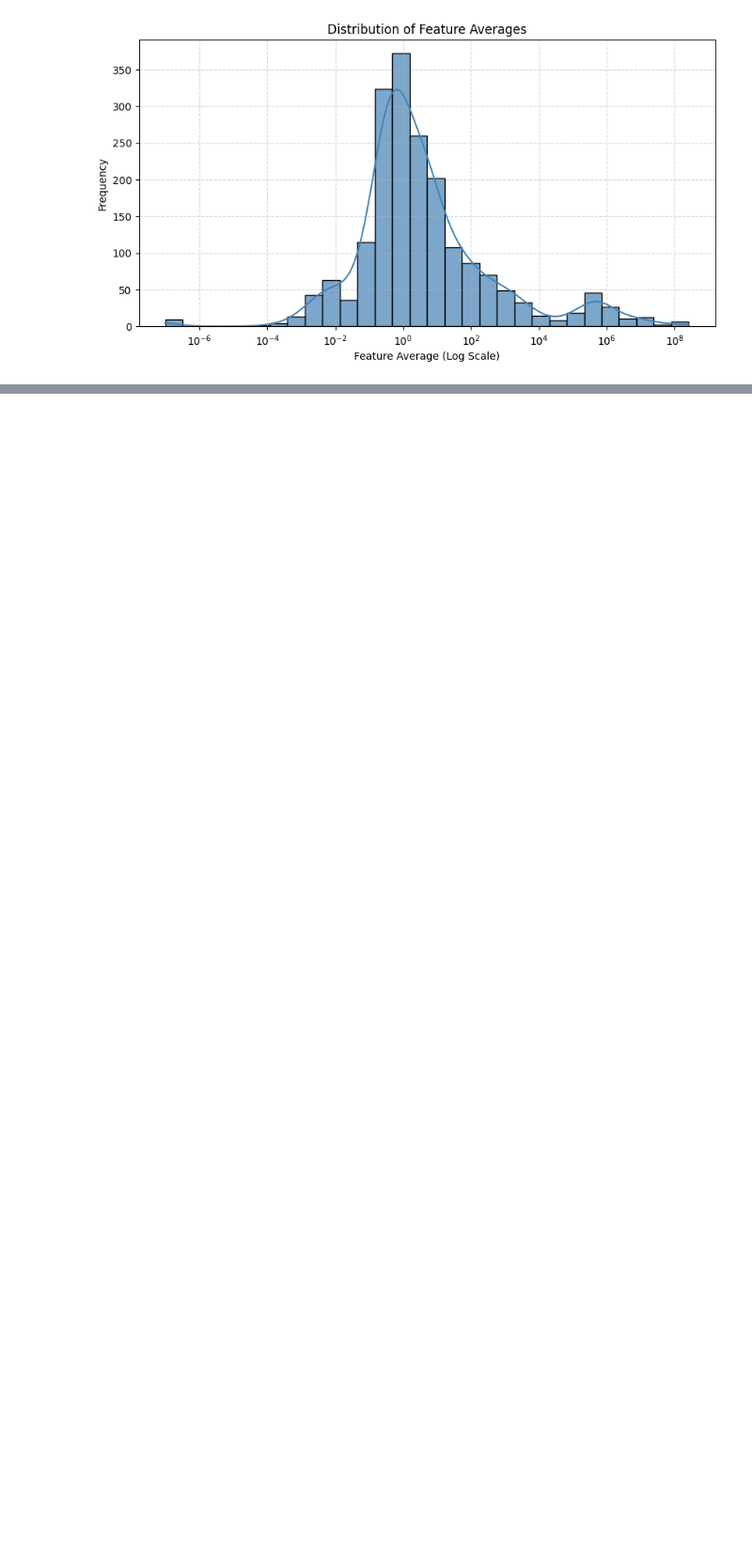
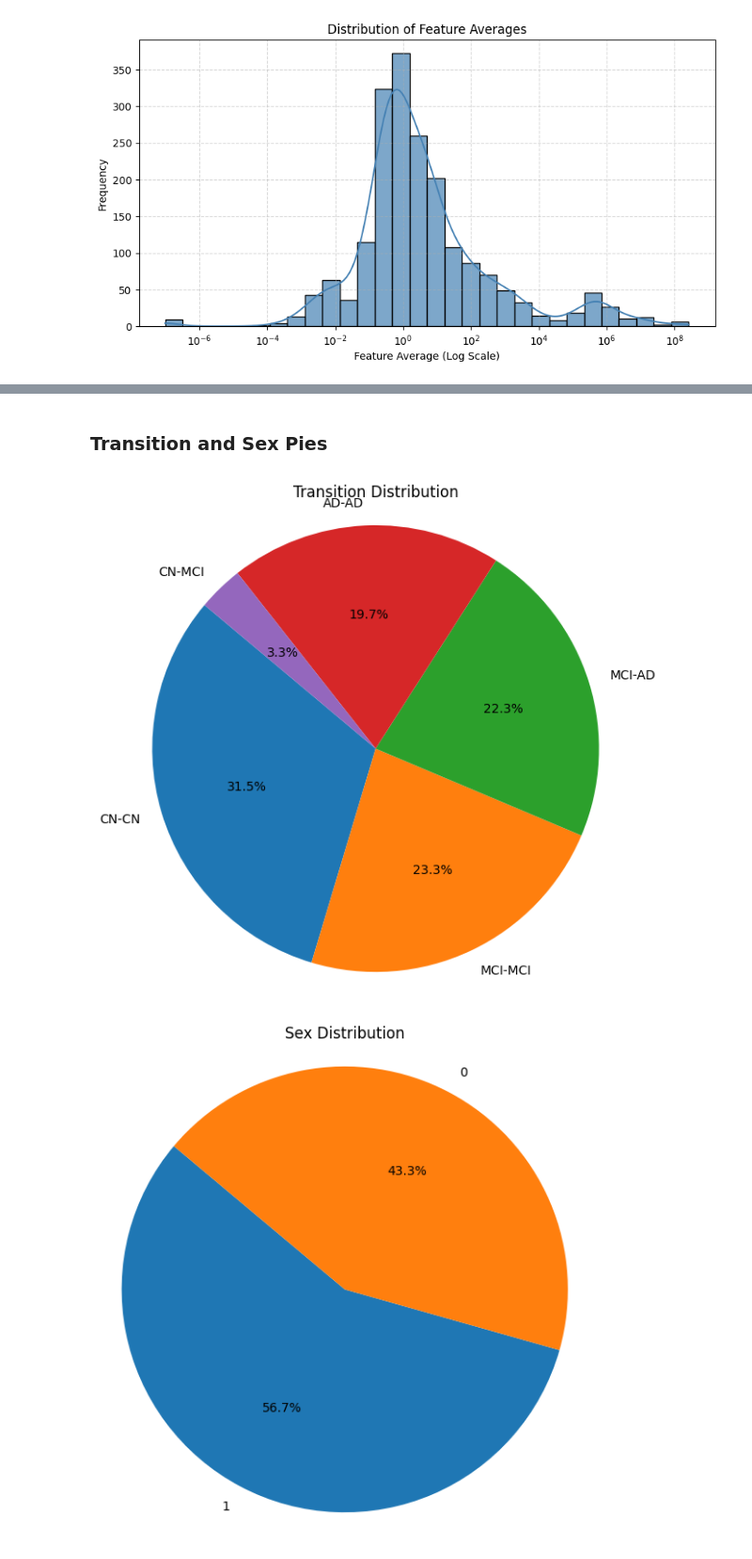
Before and after one commit to diogogmatos/DAA, a Jupyter notebook: analysis.ipynb, the cells around one changed output, grey strips where cells are left out. Shown at 94% size. Saved outputs shown, nothing was run; the diff lists cells and outputs as text; code cells hidden in the pictures; blank space fills up the shorter version.

```diff
--- a/analysis.ipynb
+++ b/analysis.ipynb
@@ -136,0 +164,34 @@ plt.show()
+# %% [markdown]
+### Transition and Sex Pies
+# %%
+import pandas as pd
+import matplotlib.pyplot as plt
+
+def plot_transition_and_sex_distribution(csv_file_path):
+    """
+    Reads the CSV file, creates two pie charts for 'Transition' and 'Sex' columns,
+    and displays them.
+    """
+    # Read the CSV file
+    df = pd.read_csv(csv_file_path)
+
+    # Pie Chart for Transition
+    transition_counts = df["Transition"].value_counts()
+    plt.figure(figsize=(7, 7))
+    plt.pie(transition_counts, labels=transition_counts.index, autopct='%1.1f%%', startangle=140)
+    plt.title("Transition Distribution")
+    plt.axis('equal')  # Equal aspect ratio ensures the pie is drawn as a circle
+    plt.show()
+
+    # Pie Chart for Sex
+    sex_counts = df["Sex"].value_counts()
+    plt.figure(figsize=(7, 7))
+    plt.pie(sex_counts, labels=sex_counts.index, autopct='%1.1f%%', startangle=140)
+    plt.title("Sex Distribution")
+    plt.axis('equal')
+    plt.show()
+
+plot_transition_and_sex_distribution("datasets/train_radiomics_hipocamp.csv")
+# %% [output]
+[figure, added]
+[figure, added]
```
Also changed, not shown: parts of 2 cells of this notebook.
